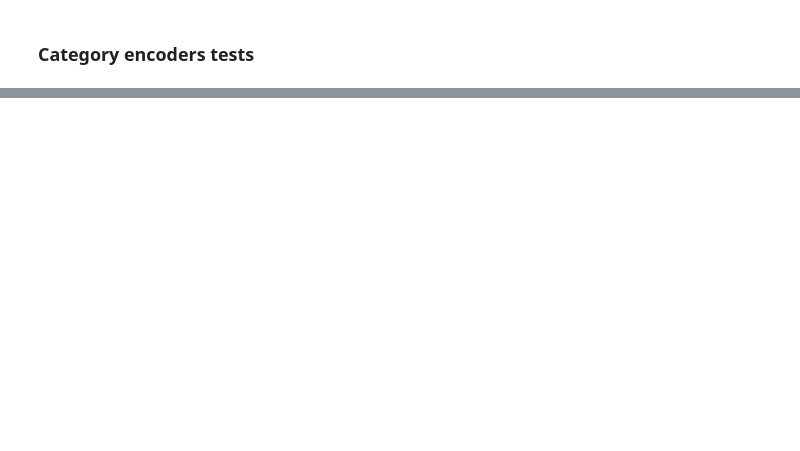
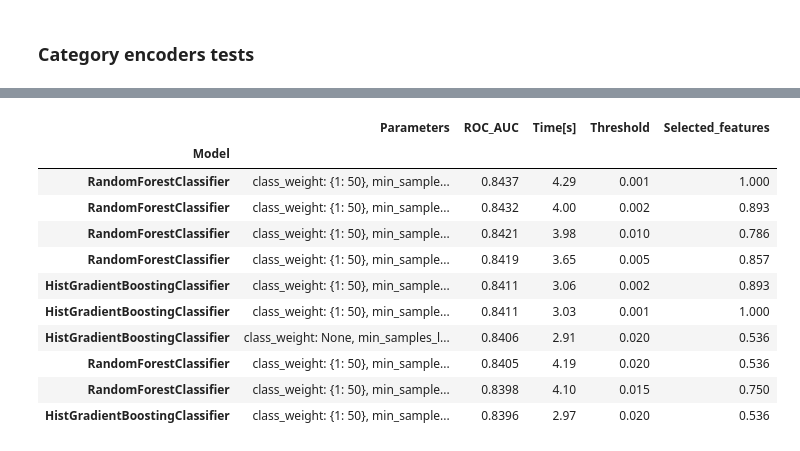
Before and after one commit to k-katarzyna/Lead_Conversion_Probability, a Jupyter notebook: Happy_Customer_Bank/Project_main.ipynb, the cells around one changed output, grey strips where cells are left out. Cells and saved outputs as stored; diff of their text form; code cells hidden in the pictures; blank space fills up the shorter version.

```diff
--- a/Happy_Customer_Bank/Project_main.ipynb
+++ b/Happy_Customer_Bank/Project_main.ipynb
@@ -318,0 +385,18 @@ results.groupby("Encoder").describe()
+# %%
+results = create_results_dataframe(results)
+results.to_csv("data/data_v1_results_feature_selection.csv")
+# %%
+results.sort_values(by = ["ROC_AUC"], ascending = False).head(10)
+# %% [output]
+|  | Parameters | ROC_AUC | Time[s] | Threshold | Selected_features |
+| Model |  |  |  |  |  |
+| RandomForestClassifier | class_weight: {1: 50}, min_sample... | 0.8437 | 4.29 | 0.001 | 1.000 |
+| RandomForestClassifier | class_weight: {1: 50}, min_sample... | 0.8432 | 4.00 | 0.002 | 0.893 |
+| RandomForestClassifier | class_weight: {1: 50}, min_sample... | 0.8421 | 3.98 | 0.010 | 0.786 |
+| RandomForestClassifier | class_weight: {1: 50}, min_sample... | 0.8419 | 3.65 | 0.005 | 0.857 |
+| HistGradientBoostingClassifier | class_weight: {1: 50}, min_sample... | 0.8411 | 3.06 | 0.002 | 0.893 |
+| HistGradientBoostingClassifier | class_weight: {1: 50}, min_sample... | 0.8411 | 3.03 | 0.001 | 1.000 |
+| HistGradientBoostingClassifier | class_weight: None, min_samples_l... | 0.8406 | 2.91 | 0.020 | 0.536 |
+| RandomForestClassifier | class_weight: {1: 50}, min_sample... | 0.8405 | 4.19 | 0.020 | 0.536 |
+| RandomForestClassifier | class_weight: {1: 50}, min_sample... | 0.8398 | 4.10 | 0.015 | 0.750 |
+| HistGradientBoostingClassifier | class_weight: {1: 50}, min_sample... | 0.8396 | 2.97 | 0.020 | 0.536 |
```
Also changed, not shown: parts of 11 cells of this notebook, 1 other file.
